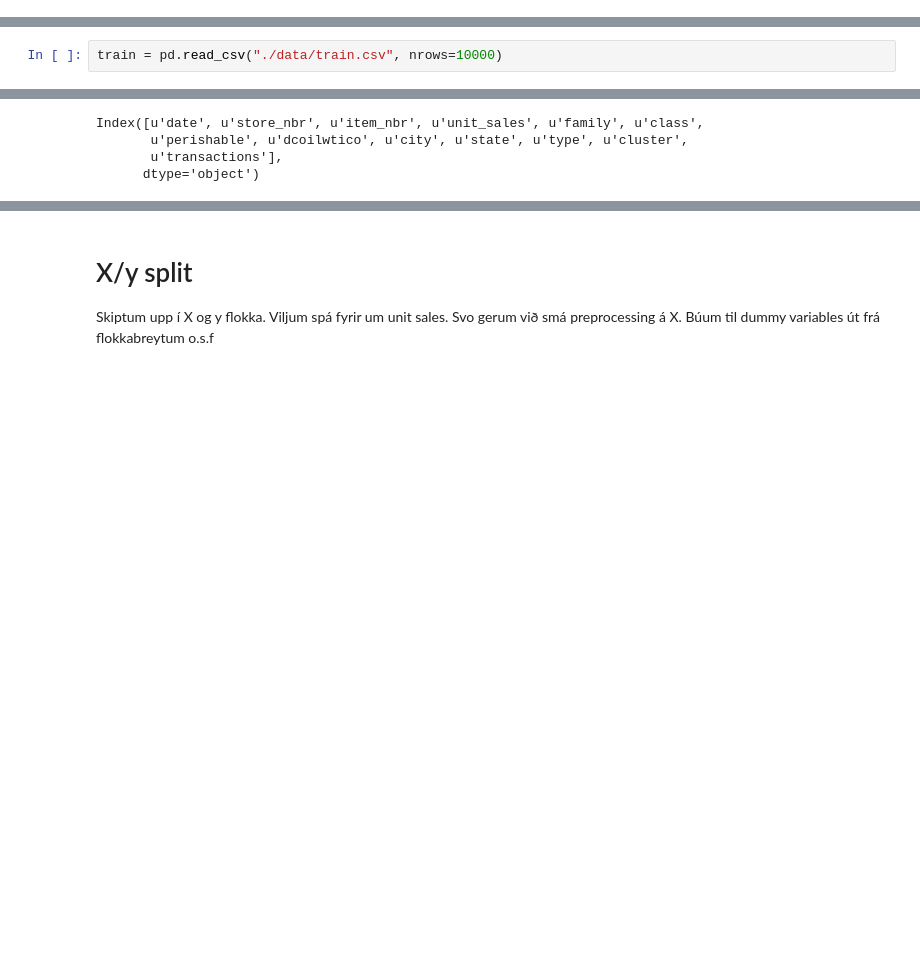
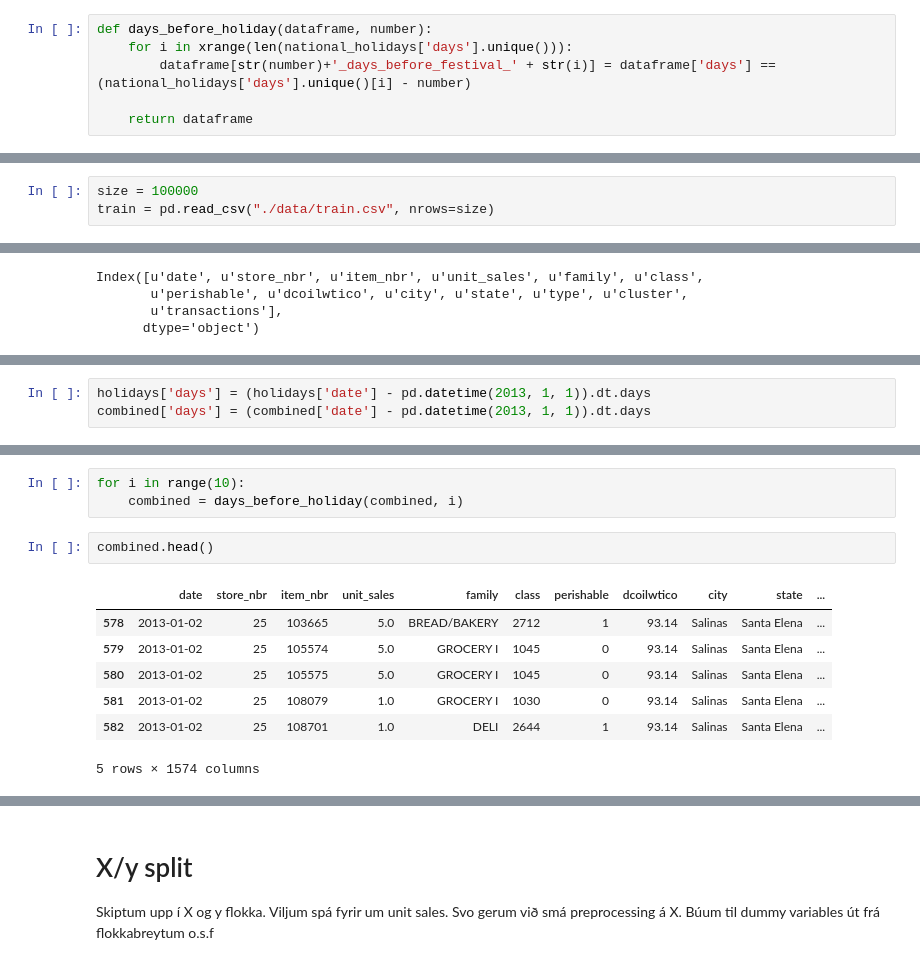
Before and after one commit to bgautijonsson/groceries, a Jupyter notebook: Groceries.ipynb, the cells around one changed output, grey strips where cells are left out. Cells and saved outputs as stored; diff of their text form; blank space fills up the shorter version.

Commit message:
added seasonal and festival varables to ipynb"

```diff
--- a/Groceries.ipynb
+++ b/Groceries.ipynb
@@ -19,4 +19,10 @@ def make_dummy_variable(dataframe, column_name):
     return dataframe
+# %%
+def days_before_holiday(dataframe, number):
+    for i in xrange(len(national_holidays['days'].unique())):
+        dataframe[str(number)+'_days_before_festival_' + str(i)] = dataframe['days'] == (national_holidays['days'].unique()[i] - number)
+
+    return dataframe
 # %% [markdown]
 # Gögnin lesin
 Byrjum á því að lesa gögnin með Pandas. Lesum bara hluta af training safninu eins og er. Svo joinum við töflurnar saman í eina stóra töflu.
@@ -30,7 +37,8 @@ oil = pd.read_csv("./data/oil.csv")
 
 Ef þú tekur út "nrows = ...." fyrir neðan lestu inn allt gagnasafnið. Getur líka prófað að auka lesturshlutfallið hægt og rólega
 # %%
-train = pd.read_csv("./data/train.csv", nrows=10000)
+size = 100000
+train = pd.read_csv("./data/train.csv", nrows=size)
 # %%
 combined = pd.merge(train, items, how="inner")
 combined = pd.merge(combined, oil, how = "inner")
@@ -52,0 +64,3 @@ Index([u'date', u'store_nbr', u'item_nbr', u'unit_sales', u'family', u'class',
+# %%
+holidays['days'] = (holidays['date'] - pd.datetime(2013, 1, 1)).dt.days
+combined['days'] = (combined['date'] - pd.datetime(2013, 1, 1)).dt.days
@@ -52,0 +89,13 @@ Index([u'date', u'store_nbr', u'item_nbr', u'unit_sales', u'family', u'class',
+# %%
+for i in range(10):
+    combined = days_before_holiday(combined, i)
+# %%
+combined.head()
+# %% [output]
+|  | date | store_nbr | item_nbr | unit_sales | family | class | perishable | dcoilwtico | city | state | ... |
+| 578 | 2013-01-02 | 25 | 103665 | 5.0 | BREAD/BAKERY | 2712 | 1 | 93.14 | Salinas | Santa Elena | ... |
+| 579 | 2013-01-02 | 25 | 105574 | 5.0 | GROCERY I | 1045 | 0 | 93.14 | Salinas | Santa Elena | ... |
+| 580 | 2013-01-02 | 25 | 105575 | 5.0 | GROCERY I | 1045 | 0 | 93.14 | Salinas | Santa Elena | ... |
+| 581 | 2013-01-02 | 25 | 108079 | 1.0 | GROCERY I | 1030 | 0 | 93.14 | Salinas | Santa Elena | ... |
+| 582 | 2013-01-02 | 25 | 108701 | 1.0 | DELI | 2644 | 1 | 93.14 | Salinas | Santa Elena | ... |
+5 rows × 1574 columns
```
Also changed, not shown: parts of 27 cells of this notebook.
